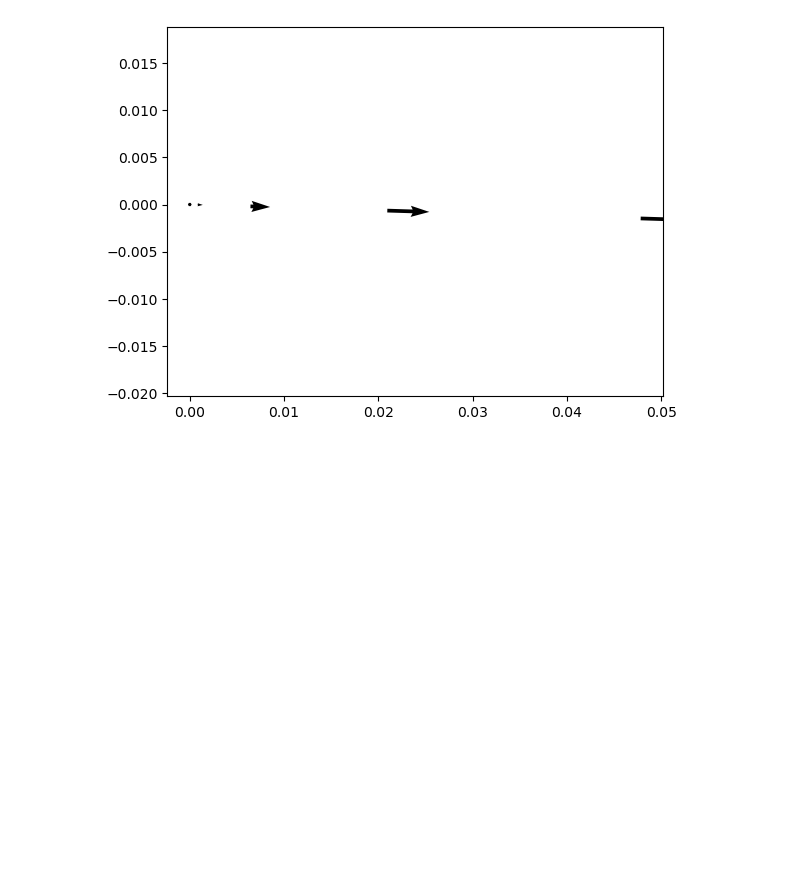
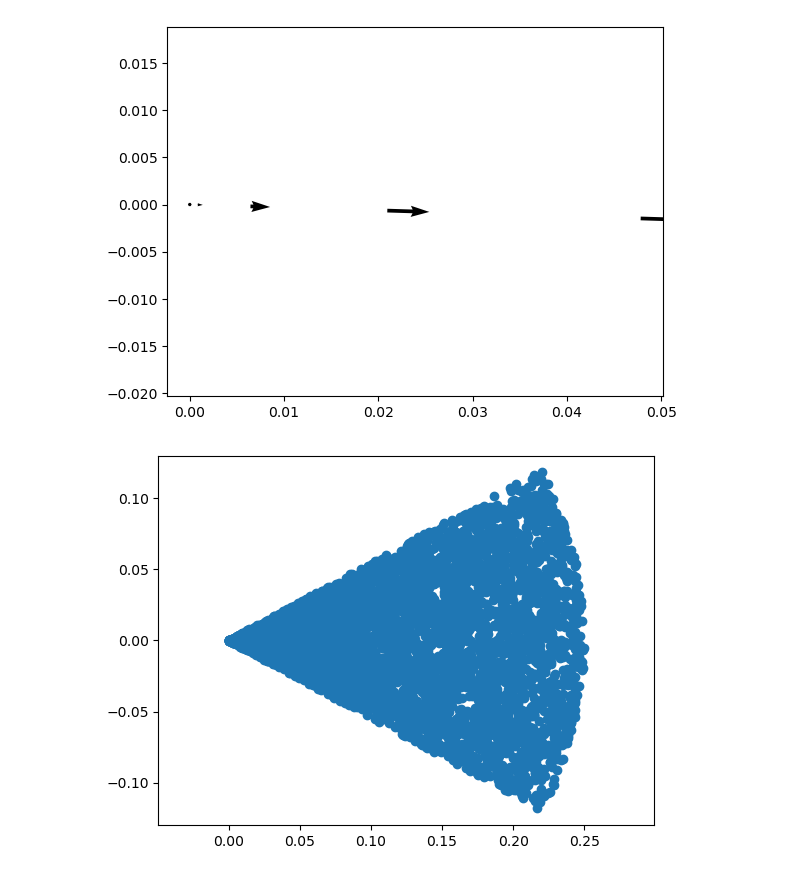
Before and after one commit to Stanford-NavLab/navlab_turtlebot, a Jupyter notebook: src/planning/notebooks/planning.ipynb, the cells around one changed output. Drawn from its saved outputs; the diff is of its cells as text; code cells hidden in the pictures; blank space fills up the shorter version.

```diff
--- a/src/planning/notebooks/planning.ipynb
+++ b/src/planning/notebooks/planning.ipynb
@@ -65,3 +69,23 @@ plt.axis('equal')
 plt.show()
 # %% [output]
 [figure]
+# %%
+import common.params as params
+
+DTHETA = 0.5
+
+v_0 = np.array([1.0, 0.0])
+theta = np.arctan2(v_0[1], v_0[0])
+rands = np.random.rand(params.N_PLAN_MAX, 2)
+thetas = theta - DTHETA + 2*DTHETA*rands[:,0]
+rs = params.V_MAX_NORM*np.sqrt(rands[:,1])
+V_peak = np.vstack((rs*np.cos(thetas), rs*np.sin(thetas))).T
+# %%
+import matplotlib.pyplot as plt
+# Plot v_peak samples
+plt.scatter(V_peak[:,0], V_peak[:,1])
+# Make axes equal
+plt.axis('equal')
+plt.show()
+# %% [output]
+[figure, added]
```
Also changed, not shown: parts of 5 cells of this notebook, 7 other files.
